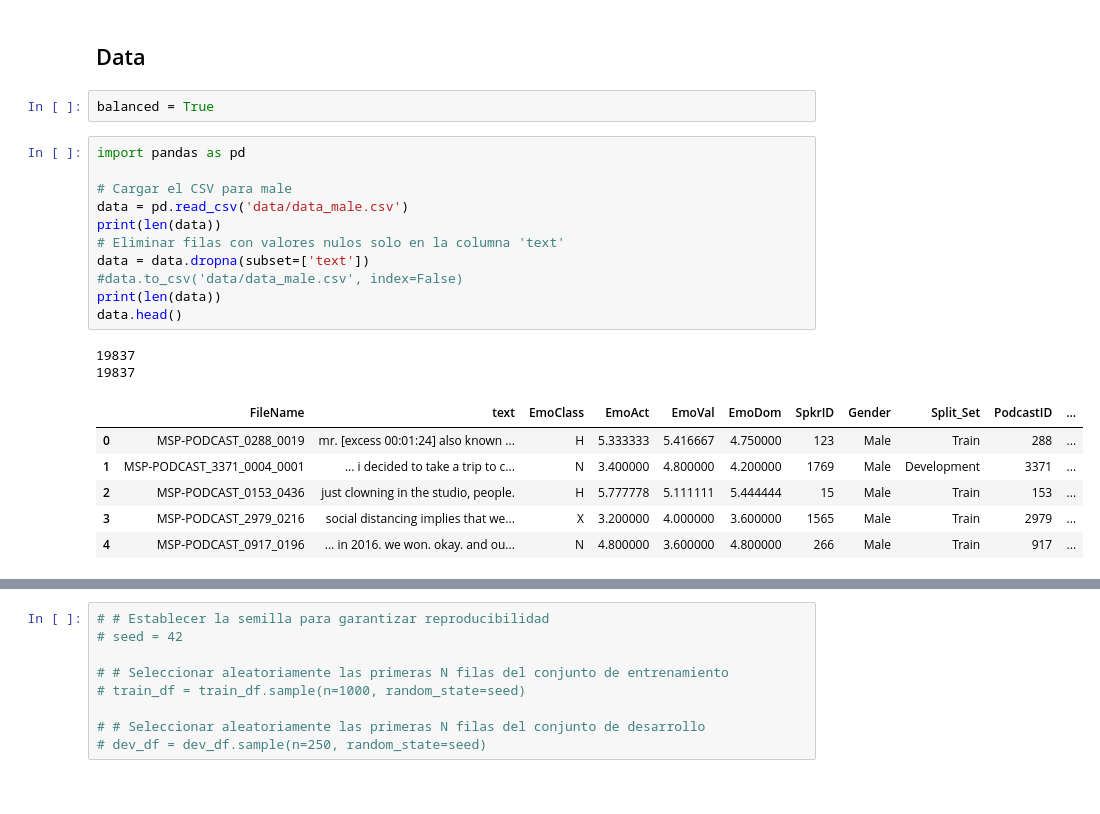
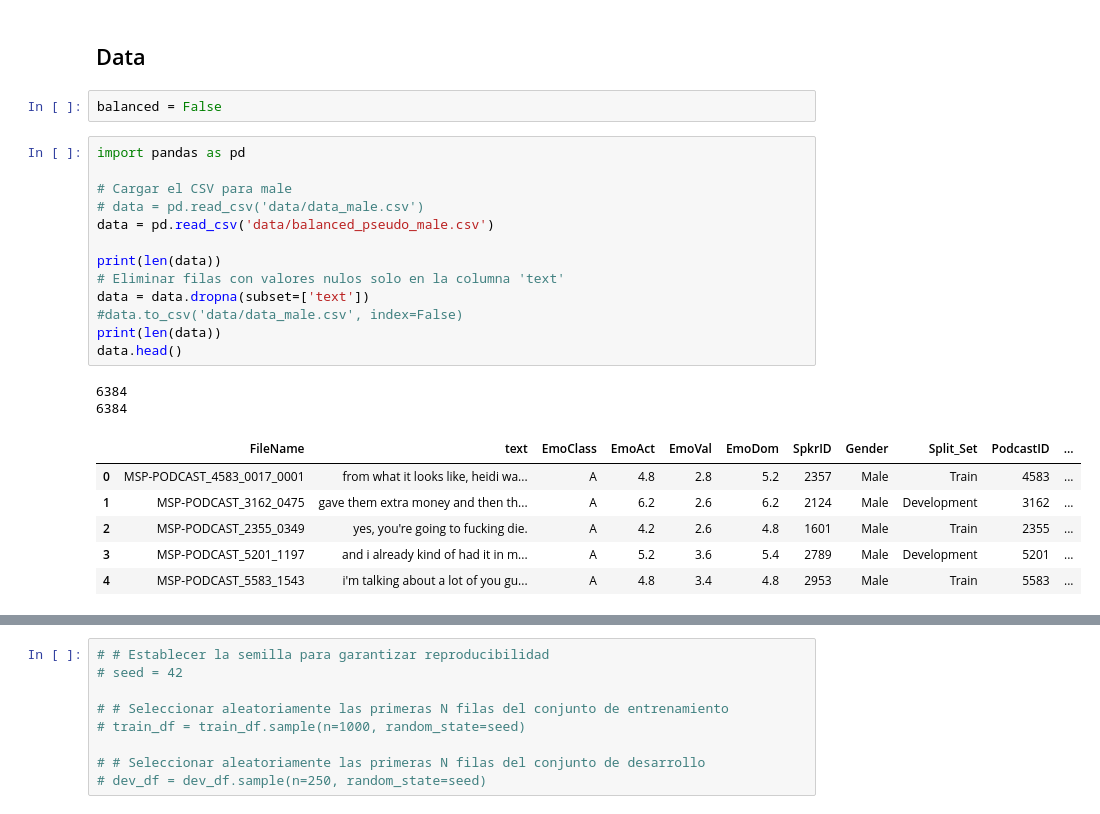
Before and after one commit to jgarcela/interspeech-nlp, a Jupyter notebook: train_male.ipynb, the cells around one changed output, grey strips where cells are left out. Saved outputs shown, nothing was run; the diff lists cells and outputs as text.

```diff
--- a/train_male.ipynb
+++ b/train_male.ipynb
@@ -3,27 +3,29 @@
 # %% [markdown]
 ## Data
 # %%
-balanced = True
+balanced = False
 # %%
 import pandas as pd
 
 # Cargar el CSV para male
-data = pd.read_csv('data/data_male.csv')
+# data = pd.read_csv('data/data_male.csv')
+data = pd.read_csv('data/balanced_pseudo_male.csv')
+
 print(len(data))
 # Eliminar filas con valores nulos solo en la columna 'text'
 data = data.dropna(subset=['text'])
 #data.to_csv('data/data_male.csv', index=False)
 print(len(data))
 data.head()
 # %% [output]
-19837
-19837
+6384
+6384
 |  | FileName | text | EmoClass | EmoAct | EmoVal | EmoDom | SpkrID | Gender | Split_Set | PodcastID | ... |
-| 0 | MSP-PODCAST_0288_0019 | mr. [excess 00:01:24] also known ... | H | 5.333333 | 5.416667 | 4.750000 | 123 | Male | Train | 288 | ... |
-| 1 | MSP-PODCAST_3371_0004_0001 | ... i decided to take a trip to c... | N | 3.400000 | 4.800000 | 4.200000 | 1769 | Male | Development | 3371 | ... |
-| 2 | MSP-PODCAST_0153_0436 | just clowning in the studio, people. | H | 5.777778 | 5.111111 | 5.444444 | 15 | Male | Train | 153 | ... |
-| 3 | MSP-PODCAST_2979_0216 | social distancing implies that we... | X | 3.200000 | 4.000000 | 3.600000 | 1565 | Male | Train | 2979 | ... |
-| 4 | MSP-PODCAST_0917_0196 | ... in 2016. we won. okay. and ou... | N | 4.800000 | 3.600000 | 4.800000 | 266 | Male | Train | 917 | ... |
+| 0 | MSP-PODCAST_4583_0017_0001 | from what it looks like, heidi wa... | A | 4.8 | 2.8 | 5.2 | 2357 | Male | Train | 4583 | ... |
+| 1 | MSP-PODCAST_3162_0475 | gave them extra money and then th... | A | 6.2 | 2.6 | 6.2 | 2124 | Male | Development | 3162 | ... |
+| 2 | MSP-PODCAST_2355_0349 | yes, you're going to fucking die. | A | 4.2 | 2.6 | 4.8 | 1601 | Male | Train | 2355 | ... |
+| 3 | MSP-PODCAST_5201_1197 | and i already kind of had it in m... | A | 5.2 | 3.6 | 5.4 | 2789 | Male | Development | 5201 | ... |
+| 4 | MSP-PODCAST_5583_1543 | i'm talking about a lot of you gu... | A | 4.8 | 3.4 | 4.8 | 2953 | Male | Train | 5583 | ... |
 # %%
 if balanced:
     # Paso 1: Determinar el tamaño mínimo entre las clases
```
Also changed, not shown: parts of 7 cells of this notebook, 3 other files.
